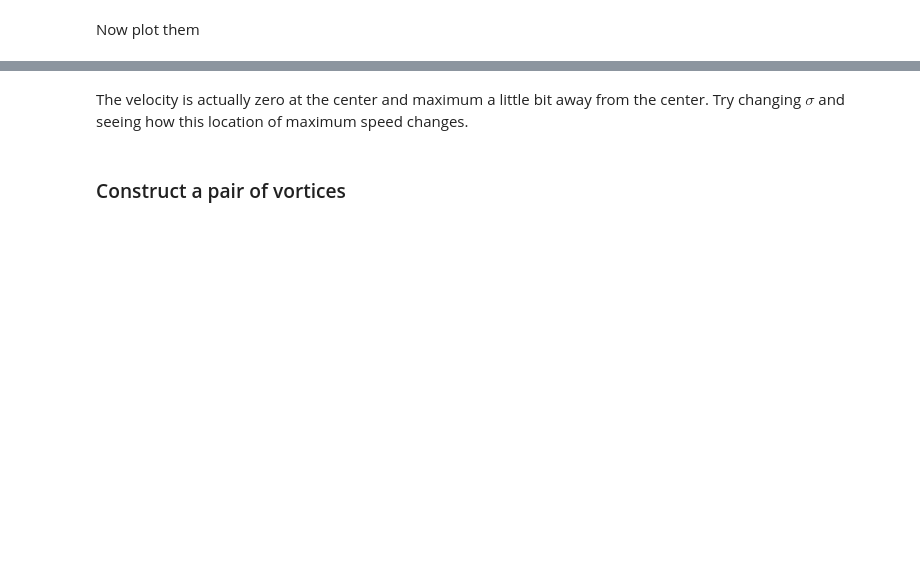
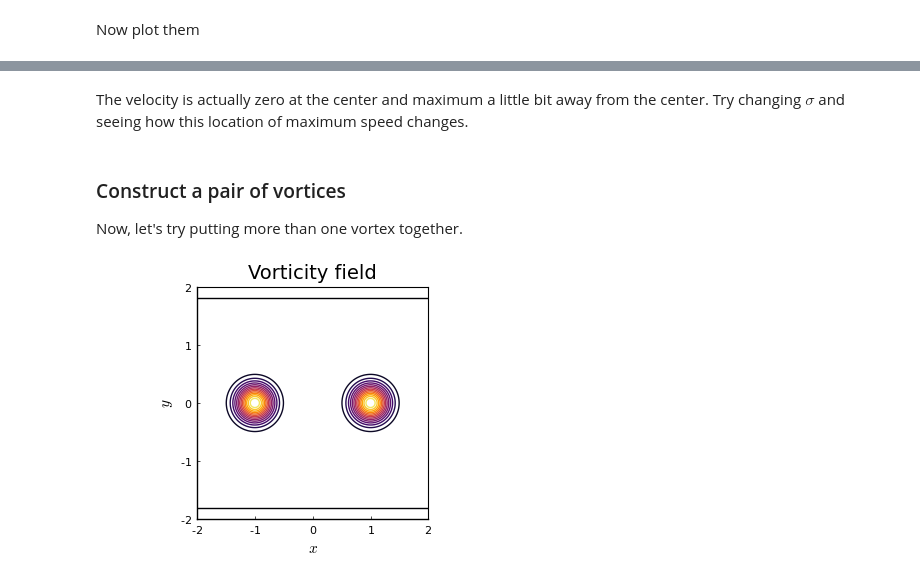
Before and after one commit to UCLAMAEThreads/MAE150A, a Jupyter notebook: notebook/1.3-VorticityAndStreamfunction.ipynb, the cells around one changed output, grey strips where cells are left out. Drawn from its saved outputs; the diff is of its cells as text; code cells hidden in the pictures; blank space fills up the shorter version.

```diff
--- a/notebook/1.3-VorticityAndStreamfunction.ipynb
+++ b/notebook/1.3-VorticityAndStreamfunction.ipynb
@@ -124,7 +153,9 @@ plot(xc,umag_fcn.(xc,0),xlim=(-2,2),ylim=(0,1),xlabel=L"x",ylabel=L"|\mathbf{u}(
 # %% [markdown]
-The velocity is actually zero at the center and maximum a little bit away from the center. Try changing $\sigma$ and seeing how this location of maximum speed changes.
+The velocity is actually zero at the center and maximum a little bit away from the center.
+Try changing $\sigma$ and seeing how this location of maximum speed changes.
 # %% [markdown]
 ### Construct a pair of vortices
+Now, let's try putting more than one vortex together.
 # %%
 Γ = 1
 σ = 0.3
@@ -133,4 +164,6 @@ gauss2 = SpatialGaussian(σ,σ,-1,0,Γ) + SpatialGaussian(σ,σ,1,0,Γ);
 vort = GeneratedField(ω,gauss2,g);
 ω .= vort();
 # %%
-plot(xg,yg,ω,xlim=(-2,2),ylim=(-2,2),xlabel=L"x",ylabel=L"y",title="Vorticity field")
+plot(ω,g,xlim=(-2,2),ylim=(-2,2),xlabel=L"x",ylabel=L"y",title="Vorticity field")
+# %% [output]
+[figure, added]
```
Also changed, not shown: parts of 58 cells of this notebook.
